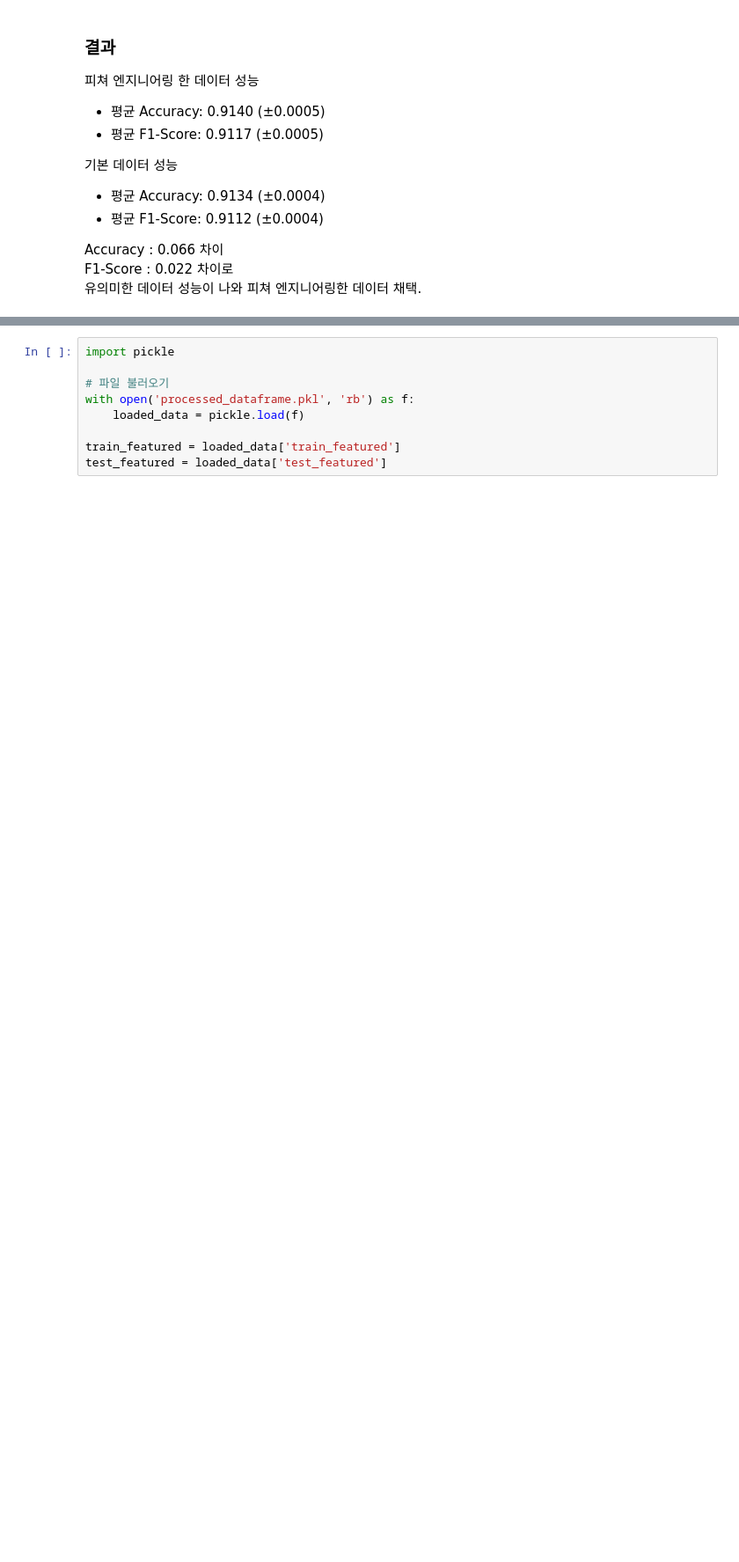
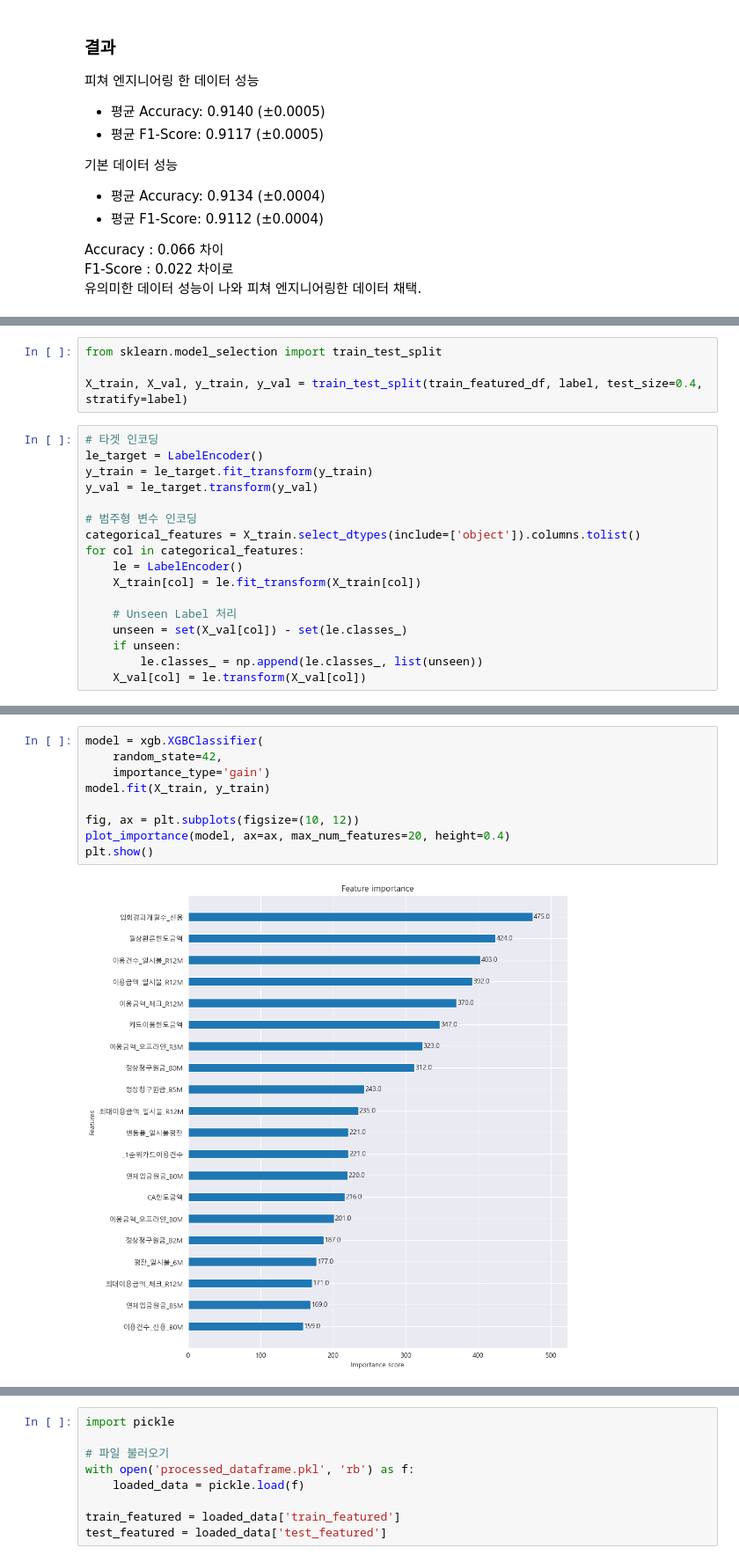
Before and after one commit to s0nh/segment-classification, a Jupyter notebook: xgboost_baseline.ipynb, the cells around one changed output, grey strips where cells are left out. Shown: that part at 88% size. Saved outputs shown, nothing was run; the diff lists cells and outputs as text; blank space fills up the shorter version.

```diff
--- a/xgboost_baseline.ipynb
+++ b/xgboost_baseline.ipynb
@@ -1771,0 +1775,21 @@ F1-Score : 0.022 차이로
+# %%
+from sklearn.model_selection import train_test_split
+
+X_train, X_val, y_train, y_val = train_test_split(train_featured_df, label, test_size=0.4, stratify=label)
+# %%
+# 타겟 인코딩
+le_target = LabelEncoder()
+y_train = le_target.fit_transform(y_train)
+y_val = le_target.transform(y_val)
+
+# 범주형 변수 인코딩
+categorical_features = X_train.select_dtypes(include=['object']).columns.tolist()
+for col in categorical_features:
+    le = LabelEncoder()
+    X_train[col] = le.fit_transform(X_train[col])
+
+    # Unseen Label 처리
+    unseen = set(X_val[col]) - set(le.classes_)
+    if unseen:
+        le.classes_ = np.append(le.classes_, list(unseen))
+    X_val[col] = le.transform(X_val[col])
@@ -1771,0 +1800,11 @@ F1-Score : 0.022 차이로
+# %%
+model = xgb.XGBClassifier(
+    random_state=42,
+    importance_type='gain')
+model.fit(X_train, y_train)
+
+fig, ax = plt.subplots(figsize=(10, 12))
+plot_importance(model, ax=ax, max_num_features=20, height=0.4)
+plt.show()
+# %% [output]
+[figure, added]
```
Also changed, not shown: parts of 13 cells of this notebook.
